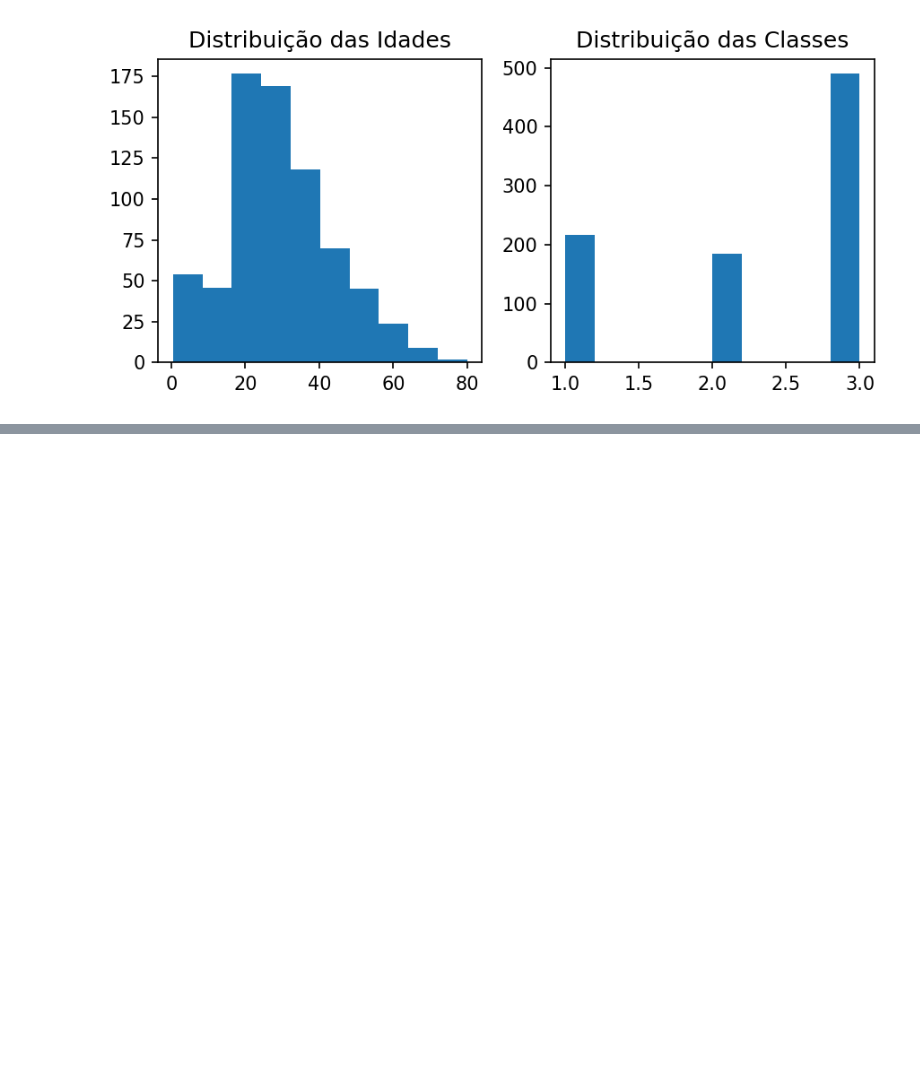
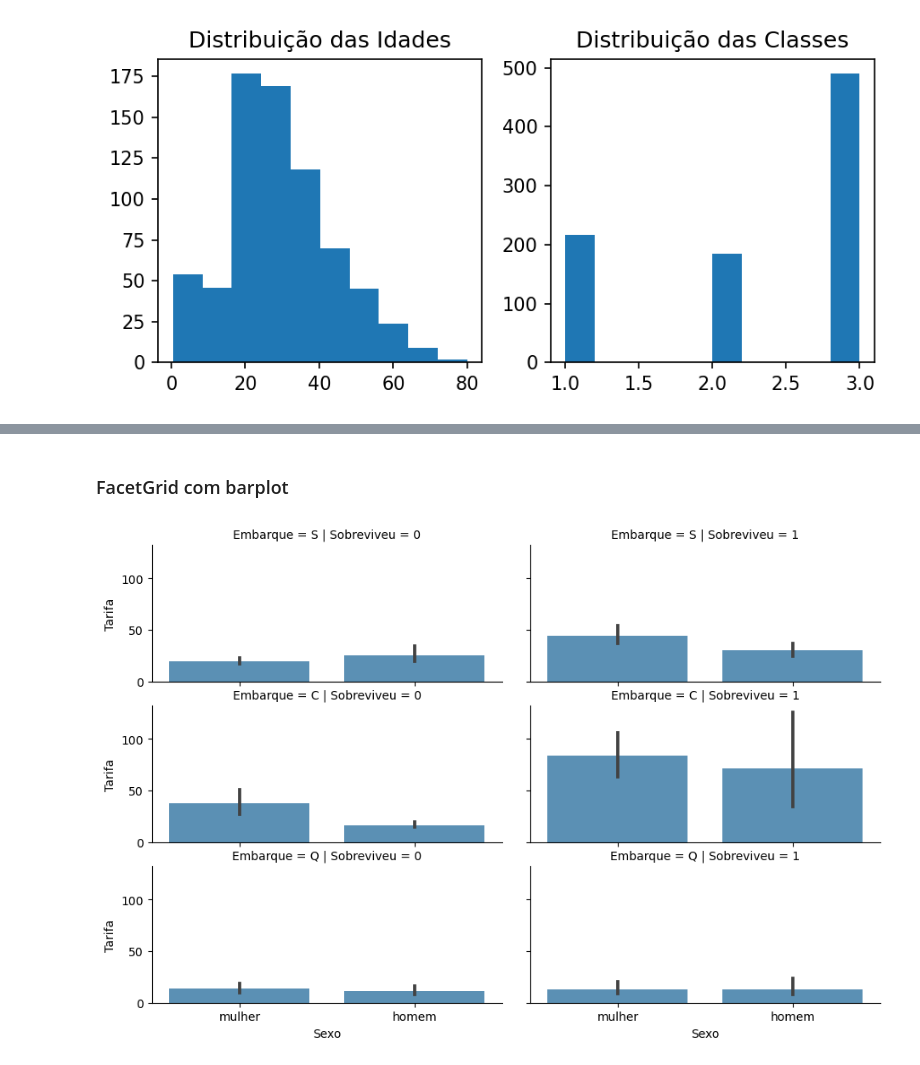
Before and after one commit to wendellbarcelos/Analise_dados_Titanic, a Jupyter notebook: Analise dados titanic.ipynb, the cells around one changed output, grey strips where cells are left out. Cells and saved outputs as stored; diff of their text form; code cells hidden in the pictures; blank space fills up the shorter version.

```diff
--- a/Analise dados titanic.ipynb
+++ b/Analise dados titanic.ipynb
@@ -90,0 +147,10 @@ plt.show()
+# %% [markdown]
+### FacetGrid com barplot
+# %%
+g = sns.FacetGrid(df, row='Embarque', col='Sobreviveu')
+g.map_dataframe(sns.barplot, 'Sexo', 'Tarifa', alpha=0.8)
+
+fig=plt.gcf()
+fig.set_size_inches(10,6)
+# %% [output]
+[figure, added]
```
Also changed, not shown: parts of 38 cells of this notebook.
